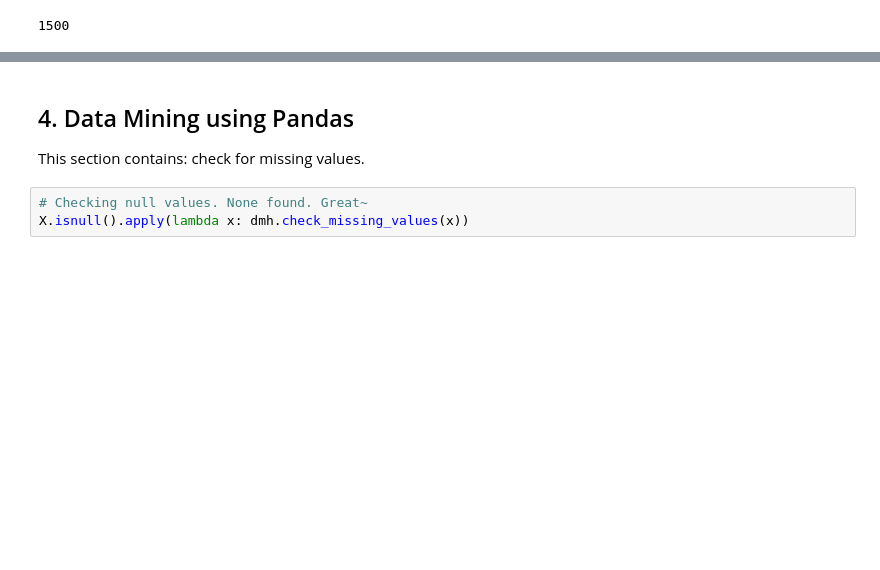
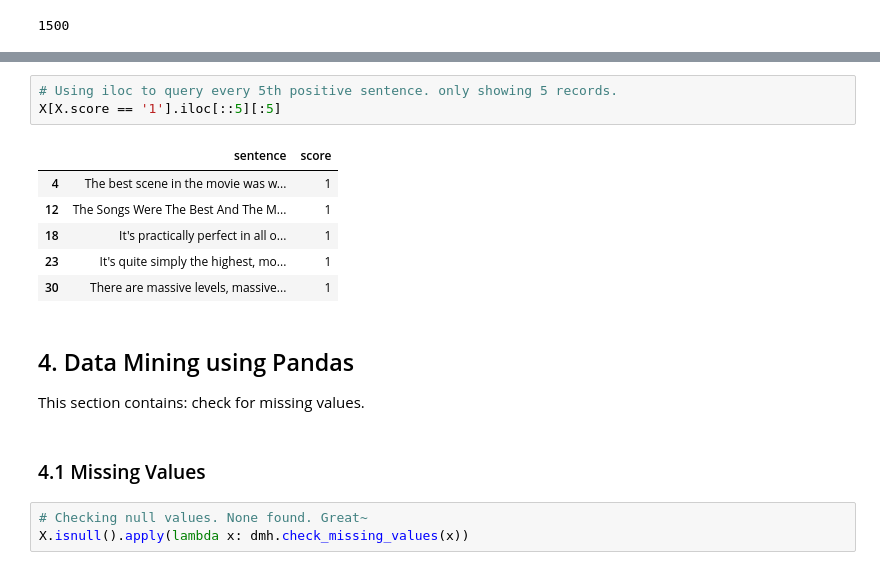
Before and after one commit to aliciakurniawan/DM2022-Lab1-Master, a Jupyter notebook: DM2022-Lab1-Homework.ipynb, the cells around one changed output, grey strips where cells are left out. Cells and saved outputs as stored; diff of their text form; blank space fills up the shorter version.

```diff
--- a/DM2022-Lab1-Homework.ipynb
+++ b/DM2022-Lab1-Homework.ipynb
@@ -109,6 +144,18 @@ len(X[X.score == '0'])
+# %%
+# Using iloc to query every 5th positive sentence. only showing 5 records.
+X[X.score == '1'].iloc[::5][:5]
+# %% [output]
+|  | sentence | score |
+| 4 | The best scene in the movie was w... | 1 |
+| 12 | The Songs Were The Best And The M... | 1 |
+| 18 | It's practically perfect in all o... | 1 |
+| 23 | It's quite simply the highest, mo... | 1 |
+| 30 | There are massive levels, massive... | 1 |
 # %% [markdown]
 ## 4. Data Mining using Pandas
 This section contains: check for missing values.
+# %% [markdown]
+### 4.1 Missing Values
 # %%
 # Checking null values. None found. Great~
 X.isnull().apply(lambda x: dmh.check_missing_values(x))
```
Also changed, not shown: parts of 46 cells of this notebook.
